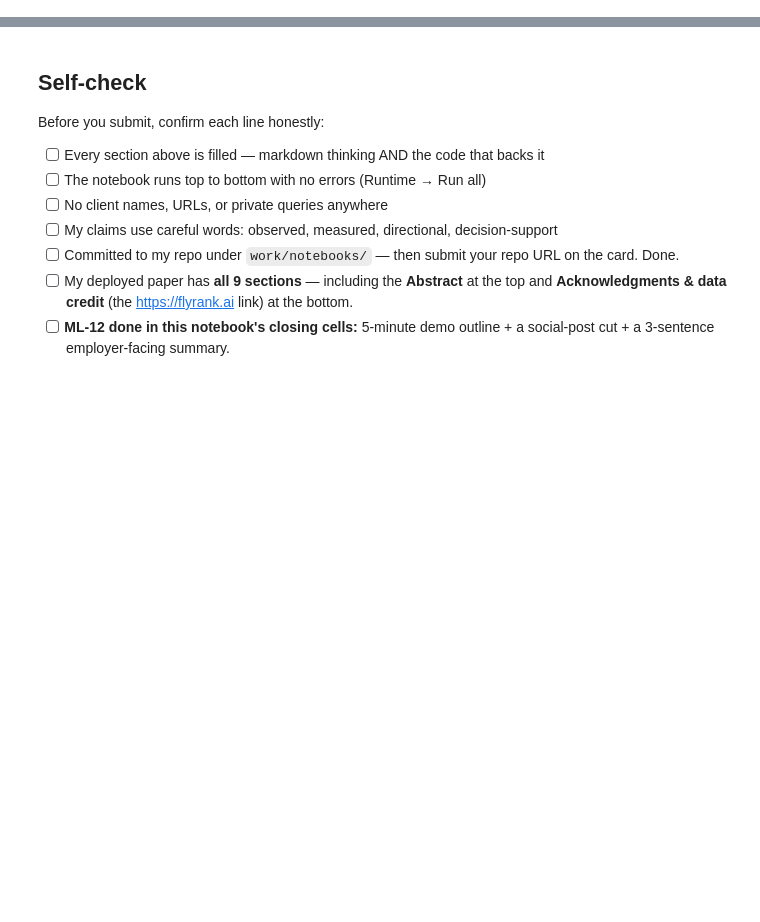
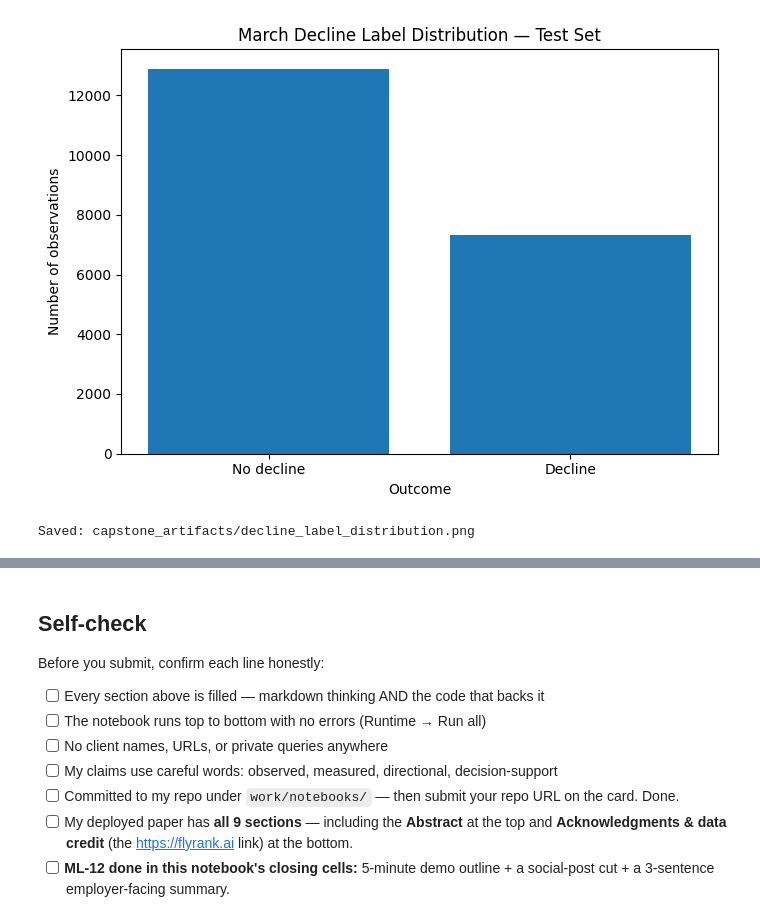
Before and after one commit to karthik-srivathsa-05/flyrank-ai, a Jupyter notebook: work/notebooks/capstone.ipynb, the cells around one changed output, grey strips where cells are left out. Saved outputs shown, nothing was run; the diff lists cells and outputs as text; code cells hidden in the pictures; blank space fills up the shorter version.

```diff
--- a/work/notebooks/capstone.ipynb
+++ b/work/notebooks/capstone.ipynb
@@ -36,0 +962,34 @@ This skeleton is yours to fill. Work the sections **in order** — each one has
+# %%
+label_counts = (
+    y_test
+    .value_counts()
+    .sort_index()
+)
+
+labels = ["No decline", "Decline"]
+
+plt.figure(figsize=(7, 5))
+
+plt.bar(
+    labels,
+    label_counts.values
+)
+
+plt.title("March Decline Label Distribution — Test Set")
+plt.xlabel("Outcome")
+plt.ylabel("Number of observations")
+
+plt.tight_layout()
+
+plt.savefig(
+    f"{ARTIFACT_DIR}/decline_label_distribution.png",
+    dpi=200,
+    bbox_inches="tight"
+)
+
+plt.show()
+
+print("Saved:", f"{ARTIFACT_DIR}/decline_label_distribution.png")
+# %% [output]
+[figure, added]
+Saved: capstone_artifacts/decline_label_distribution.png
```
Also changed, not shown: parts of 49 cells of this notebook.
